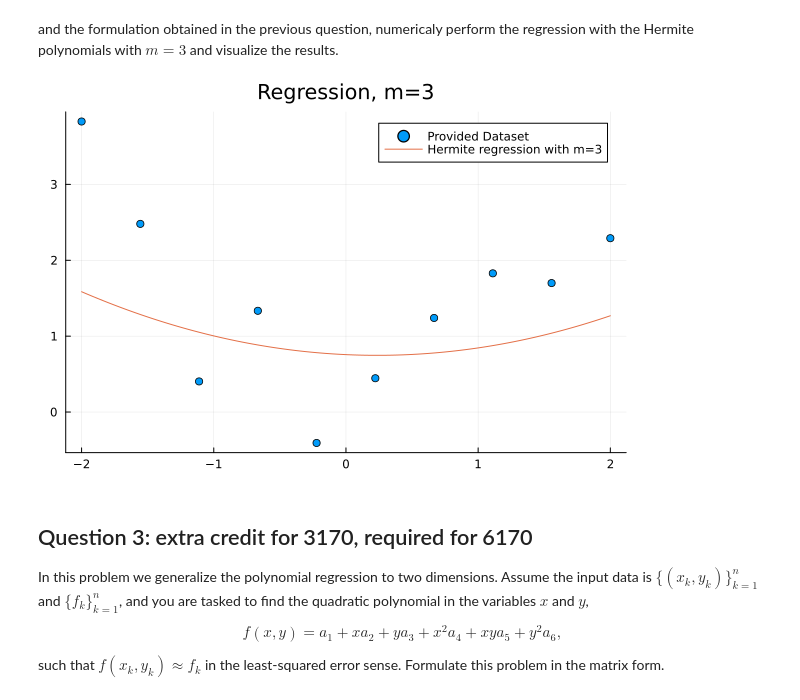
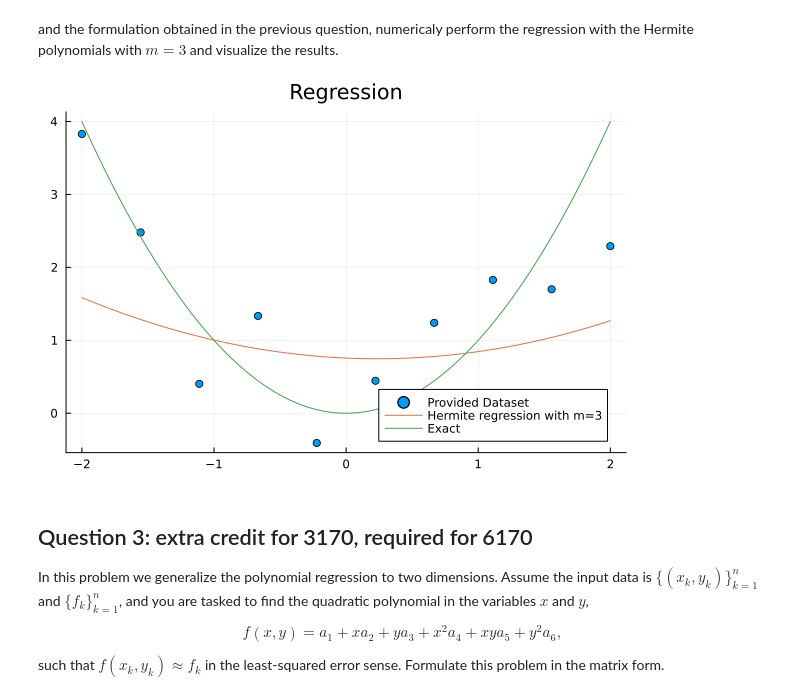
Before and after one commit to jloch206/Comp_Phys_Lochner, a Jupyter notebook: Homework4.ipynb, the cells around one changed output. Saved outputs shown, nothing was run; the diff lists cells and outputs as text; code cells hidden in the pictures.

```diff
--- a/Homework4.ipynb
+++ b/Homework4.ipynb
@@ -54,13 +54,12 @@ function poly_regression(x_given, f_given, m::Int, x_eval)
     H = ones(n, m)
     #H[:,1] = 1
     H[:, 2] = x_given .* 2
+    H[:, 3] = 4 * x_given.^2 .- 2
 
-    for j = 3:m
+    # for j = 3:m
 
-           H[:, j] = 2 * x_given .* H[:, j - 1] - (2 * (j - 2) * H[:, j - 2])
-    end
-
-    print(H);
+    #        H[:, j] = 2 * x_given .* H[:, j-1] - (2 * (j - 2) * H[:, j - 2])
+    # end
 
     a = H \ f_given
 
@@ -95,13 +94,13 @@ plt1=scatter(x_given, f_given,title="Provided Noisy Data")
 # %% [markdown]
 and the formulation obtained in the previous question, numericaly perform the regression with the Hermite polynomials with $m=3$ and visualize the results.
 # %%
-using Plots
 x_set=range(-2, 2, 100)
 reg_vals=poly_regression(x_given, f_given, 3, x_set)
 pt1=scatter(x_given,f_given,label="Provided Dataset")
-plot!(pt1,x_set,reg_vals,label="Hermite regression with m=3",title="Regression, m=3")
+plot!(pt1,x_set,reg_vals,label="Hermite regression with m=3",title="Regression")
+plot!(pt1, x_set, x_set.^2, label="Exact")
 # %% [output]
-[figure, old version]
+[figure, new version]
 # %% [markdown]
 ## Question 3: extra credit for 3170, required for 6170
 
```
